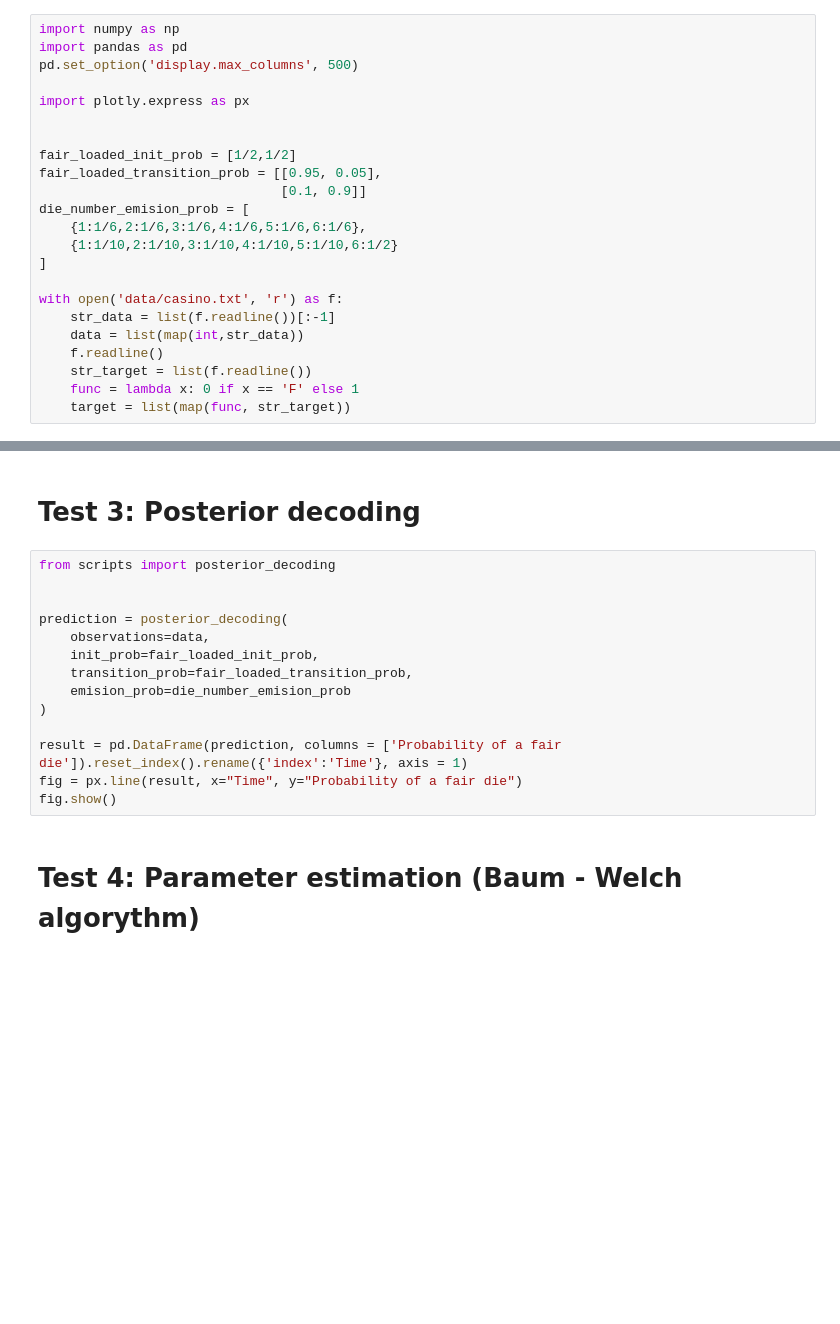
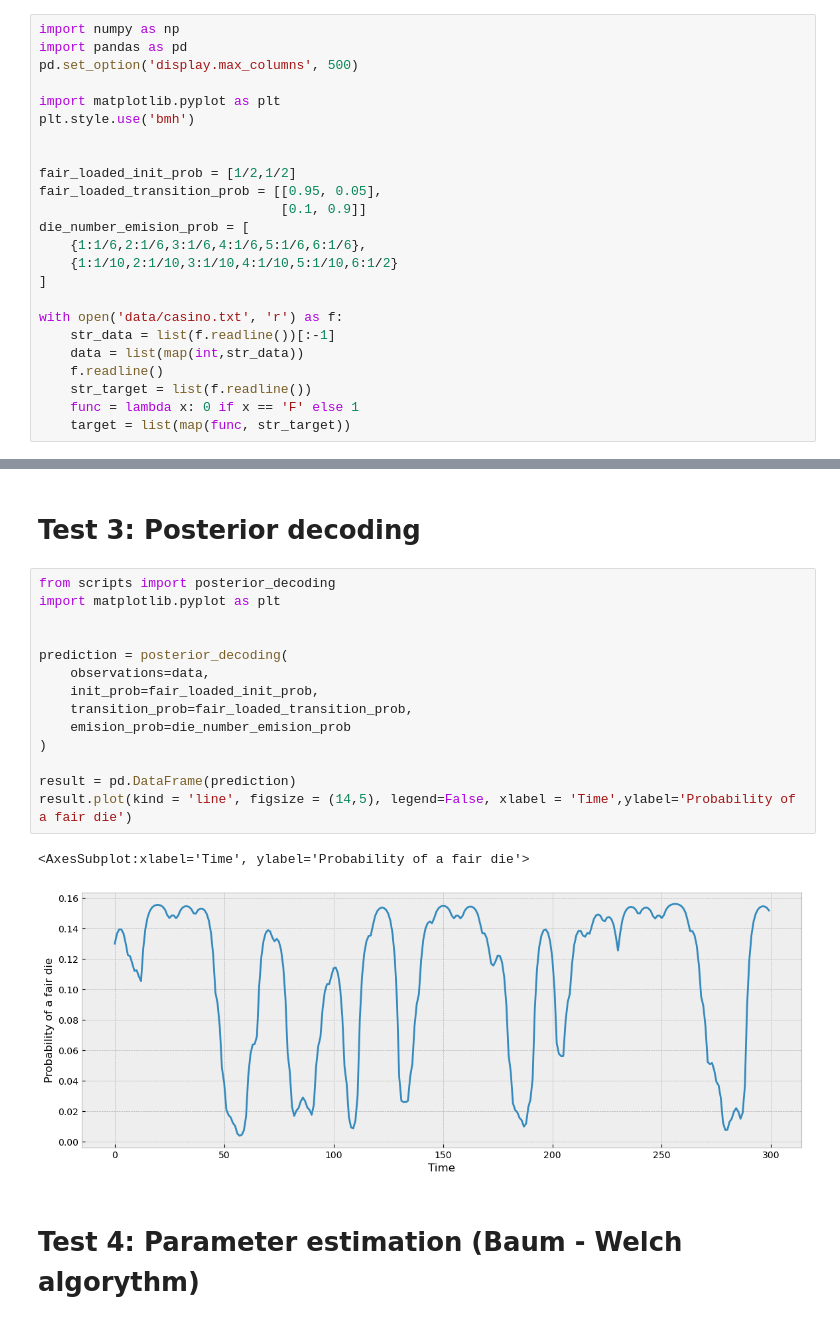
Before and after one commit to BasilSLyshkin/hidden_markov_chains, a Jupyter notebook: testing.ipynb, the cells around one changed output, grey strips where cells are left out. Saved outputs shown, nothing was run; the diff lists cells and outputs as text; blank space fills up the shorter version.

```diff
--- a/testing.ipynb
+++ b/testing.ipynb
@@ -6,7 +6,8 @@ import numpy as np
 import pandas as pd
 pd.set_option('display.max_columns', 500)
 
-import plotly.express as px
+import matplotlib.pyplot as plt
+plt.style.use('bmh')
 
 
 fair_loaded_init_prob = [1/2,1/2]
@@ -81,18 +82,21 @@ Probability: 0.043 %
 # Test 3: Posterior decoding
 # %%
 from scripts import posterior_decoding
+import matplotlib.pyplot as plt
 
 
 prediction = posterior_decoding(
     observations=data,
     init_prob=fair_loaded_init_prob,
     transition_prob=fair_loaded_transition_prob,
     emision_prob=die_number_emision_prob
 )
 
-result = pd.DataFrame(prediction, columns = ['Probability of a fair die']).reset_index().rename({'index':'Time'}, axis = 1)
-fig = px.line(result, x="Time", y="Probability of a fair die")
-fig.show()
+result = pd.DataFrame(prediction)
+result.plot(kind = 'line', figsize = (14,5), legend=False, xlabel = 'Time',ylabel='Probability of a fair die')
+# %% [output]
+<AxesSubplot:xlabel='Time', ylabel='Probability of a fair die'>
+[figure, added]
 # %% [markdown]
 # Test 4: Parameter estimation (Baum - Welch algorythm)
 # %%
```
Also changed, not shown: 1 other file.
